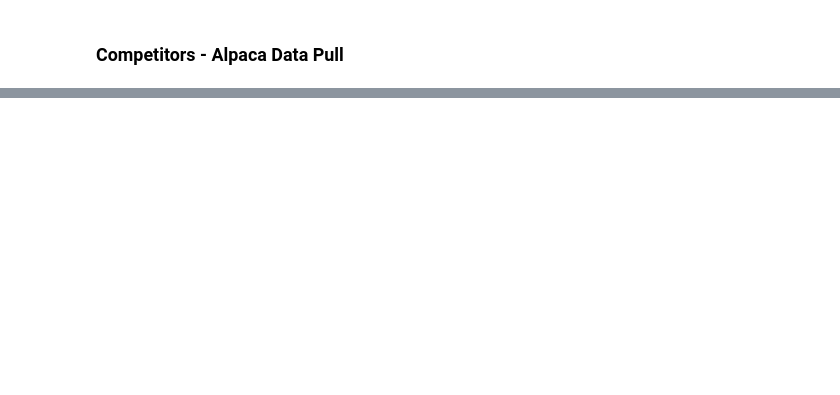
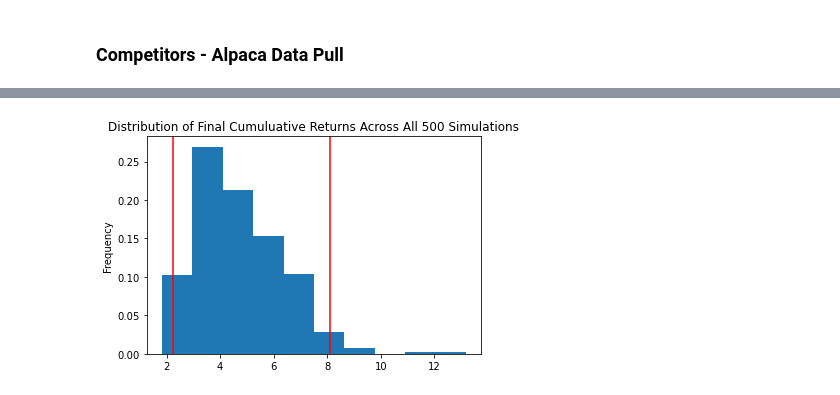
Before and after one commit to anthonybarone0211/project_1, a Jupyter notebook: Alpaca_Data_Pull.ipynb, the cells around one changed output, grey strips where cells are left out. Cells and saved outputs as stored; diff of their text form; code cells hidden in the pictures; blank space fills up the shorter version.

```diff
--- a/Alpaca_Data_Pull.ipynb
+++ b/Alpaca_Data_Pull.ipynb
@@ -141,0 +379,4 @@ print(competitors_weight)
+# %%
+MC_distribution_plot = MC_threeyear.plot_distribution()
+# %% [output]
+[figure, added]
```
Also changed, not shown: parts of 50 cells of this notebook.
